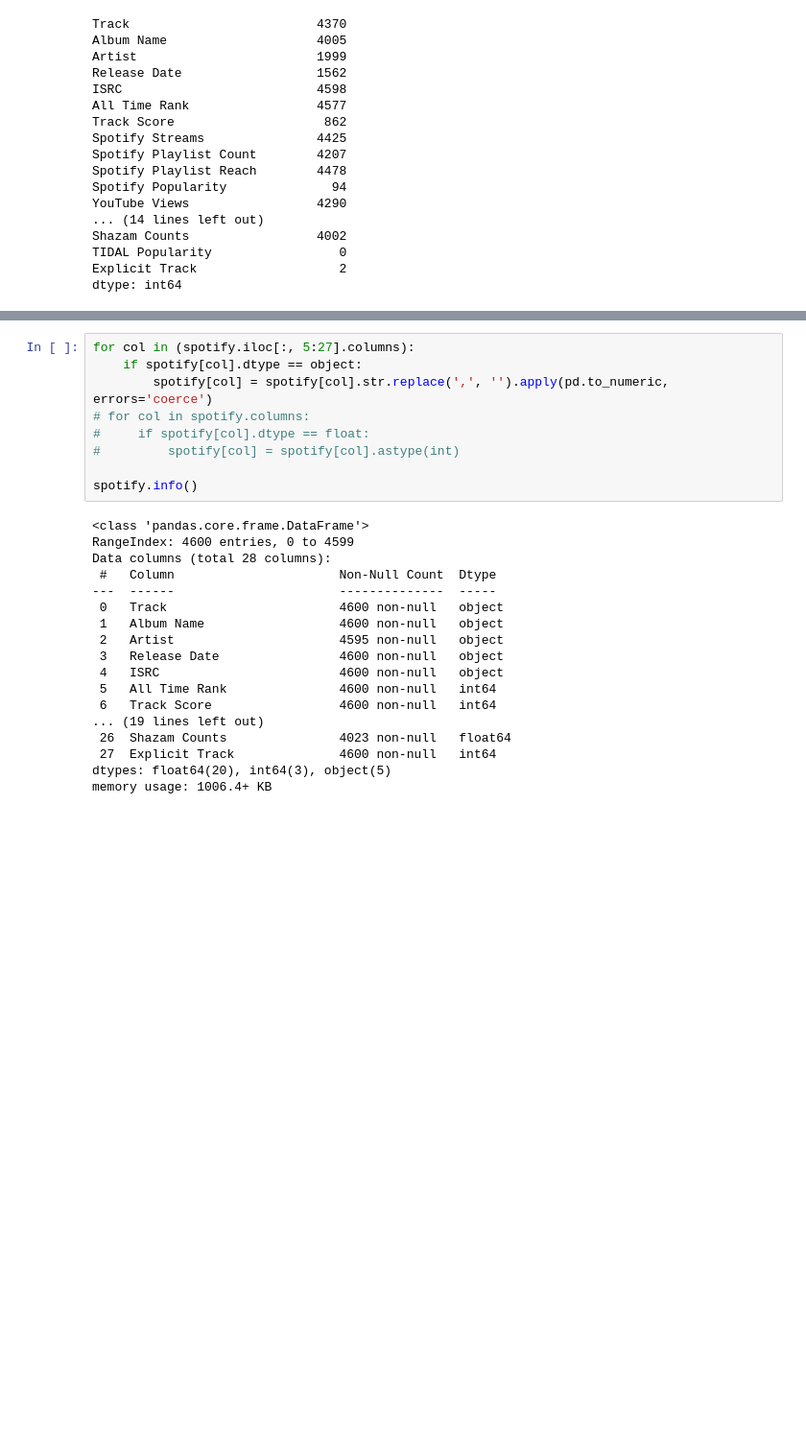
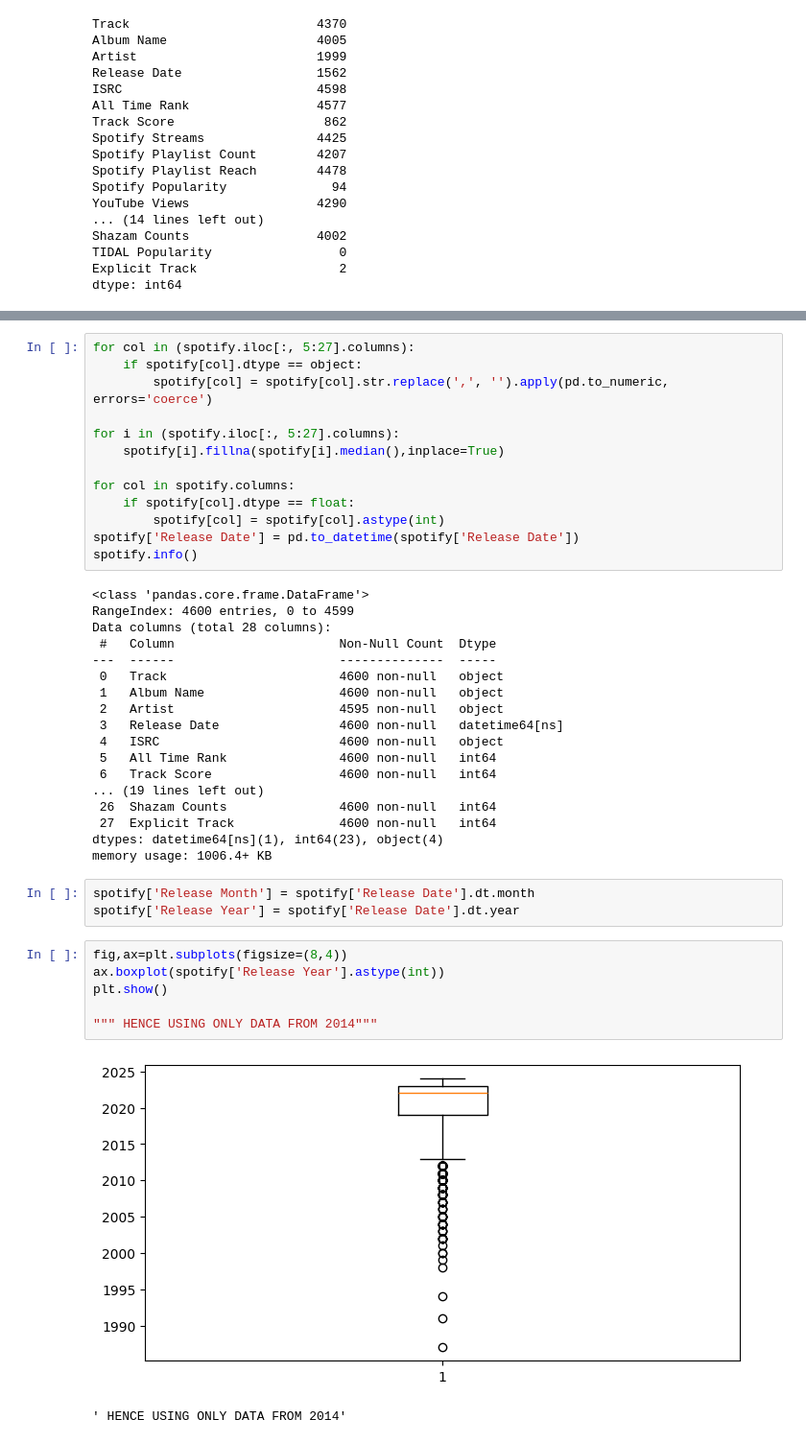
Before and after one commit to suchethsikha/Spotify_2024_EDA, a Jupyter notebook: Group_spotify.ipynb, the cells around one changed output, grey strips where cells are left out. Shown at 96% size. Drawn from its saved outputs; the diff is of its cells as text; blank space fills up the shorter version.

Commit message:
Adding new charts and more cleaning

```diff
--- a/Group_spotify.ipynb
+++ b/Group_spotify.ipynb
@@ -110,10 +111,14 @@ memory usage: 1006.4+ KB
 for col in (spotify.iloc[:, 5:27].columns):
     if spotify[col].dtype == object:
         spotify[col] = spotify[col].str.replace(',', '').apply(pd.to_numeric, errors='coerce')
-# for col in spotify.columns:
-#     if spotify[col].dtype == float:
-#         spotify[col] = spotify[col].astype(int)
 
+for i in (spotify.iloc[:, 5:27].columns):
+    spotify[i].fillna(spotify[i].median(),inplace=True)
+
+for col in spotify.columns:
+    if spotify[col].dtype == float:
+        spotify[col] = spotify[col].astype(int)
+spotify['Release Date'] = pd.to_datetime(spotify['Release Date'])
 spotify.info()
 # %% [output]
 <class 'pandas.core.frame.DataFrame'>
@@ -124,12 +129,24 @@ Data columns (total 28 columns):
  0   Track                       4600 non-null   object
  1   Album Name                  4600 non-null   object
  2   Artist                      4595 non-null   object
- 3   Release Date                4600 non-null   object
+ 3   Release Date                4600 non-null   datetime64[ns]
  4   ISRC                        4600 non-null   object
  5   All Time Rank               4600 non-null   int64
  6   Track Score                 4600 non-null   int64
 ... (19 lines left out)
- 26  Shazam Counts               4023 non-null   float64
+ 26  Shazam Counts               4600 non-null   int64
  27  Explicit Track              4600 non-null   int64
-dtypes: float64(20), int64(3), object(5)
+dtypes: datetime64[ns](1), int64(23), object(4)
 memory usage: 1006.4+ KB
+# %%
+spotify['Release Month'] = spotify['Release Date'].dt.month
+spotify['Release Year'] = spotify['Release Date'].dt.year
+# %%
+fig,ax=plt.subplots(figsize=(8,4))
+ax.boxplot(spotify['Release Year'].astype(int))
+plt.show()
+
+""" HENCE USING ONLY DATA FROM 2014"""
+# %% [output]
+[figure, added]
+' HENCE USING ONLY DATA FROM 2014'
```
Also changed, not shown: parts of 12 cells of this notebook, 1 other file.
